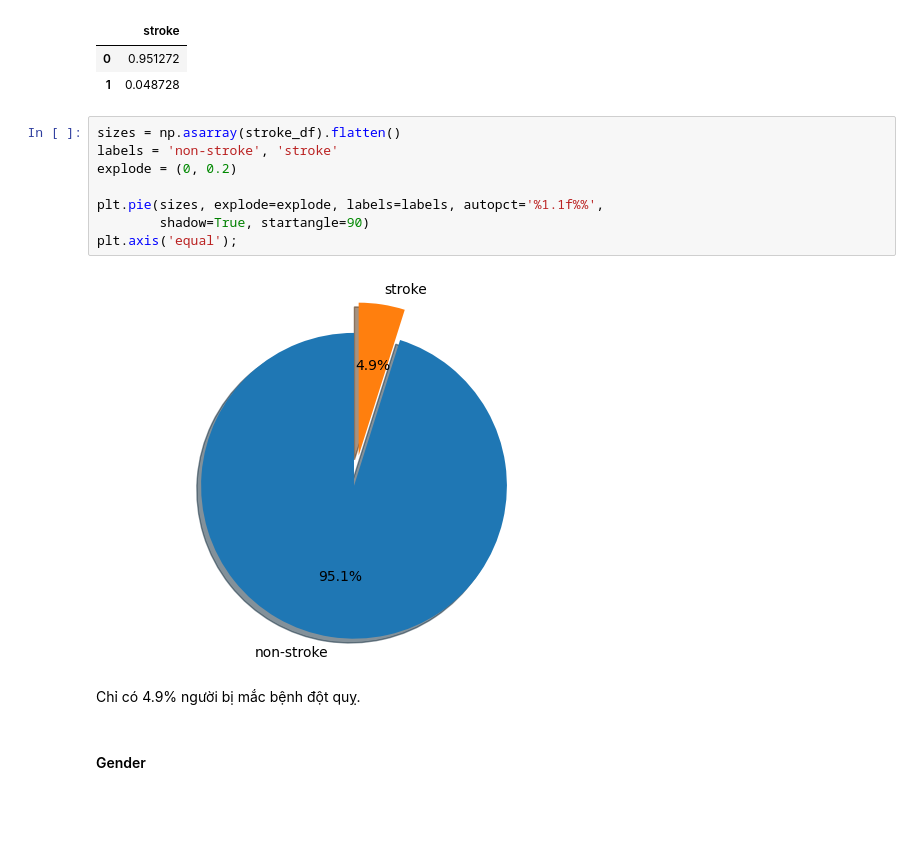
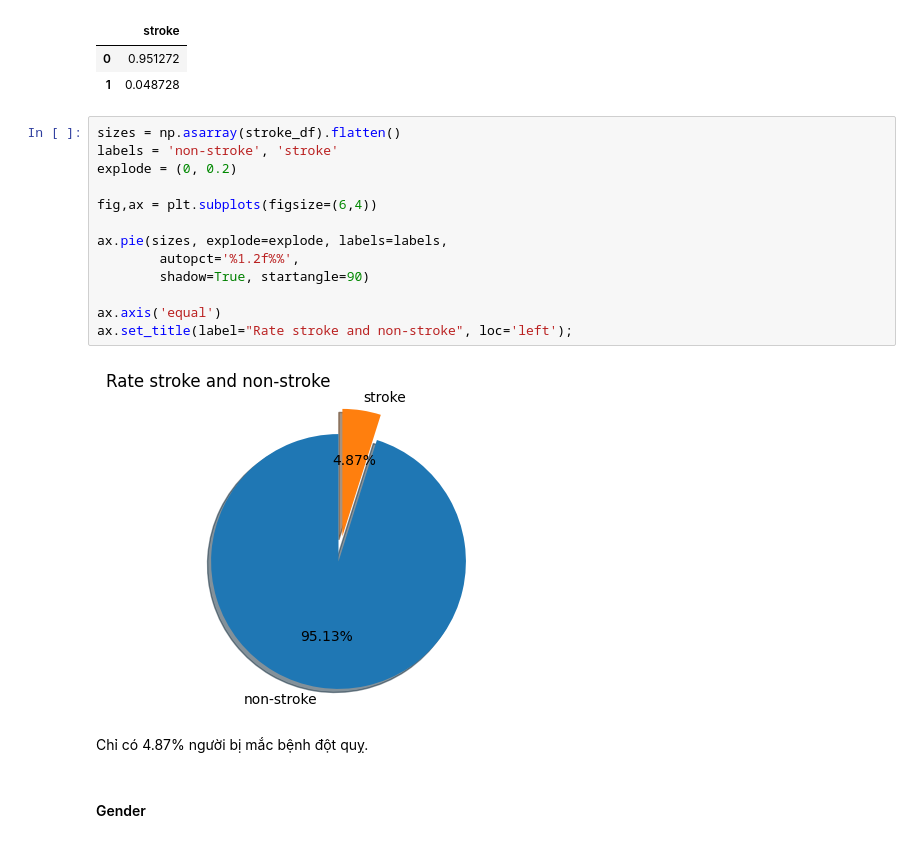
Before and after one commit to mnnam1302/Healthcare_Stroke, a Jupyter notebook: healthcare_stroke.ipynb, the cells around one changed output. Drawn from its saved outputs; the diff is of its cells as text; blank space fills up the shorter version.

```diff
--- a/healthcare_stroke.ipynb
+++ b/healthcare_stroke.ipynb
@@ -151,15 +193,20 @@ patient_df['stroke'].value_counts(normalize=True).to_frame()
 # %%
 sizes = np.asarray(stroke_df).flatten()
 labels = 'non-stroke', 'stroke'
 explode = (0, 0.2)
 
-plt.pie(sizes, explode=explode, labels=labels, autopct='%1.1f%%',
+fig,ax = plt.subplots(figsize=(6,4))
+
+ax.pie(sizes, explode=explode, labels=labels,
+        autopct='%1.2f%%',
         shadow=True, startangle=90)
-plt.axis('equal');
+
+ax.axis('equal')
+ax.set_title(label="Rate stroke and non-stroke", loc='left');
 # %% [output]
-[figure, old version]
+[figure, new version]
 # %% [markdown]
-Chỉ có 4.9% người bị mắc bệnh đột quỵ.
+Chỉ có 4.87% người bị mắc bệnh đột quỵ.
 # %% [markdown]
 #### Gender
 # %%
```
Also changed, not shown: parts of 38 cells of this notebook.
